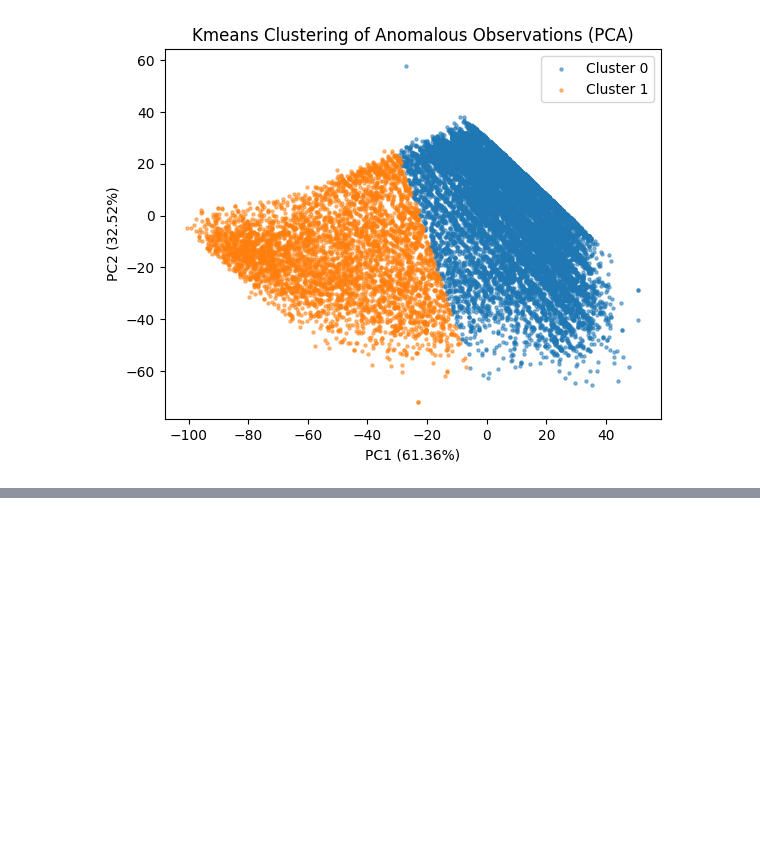
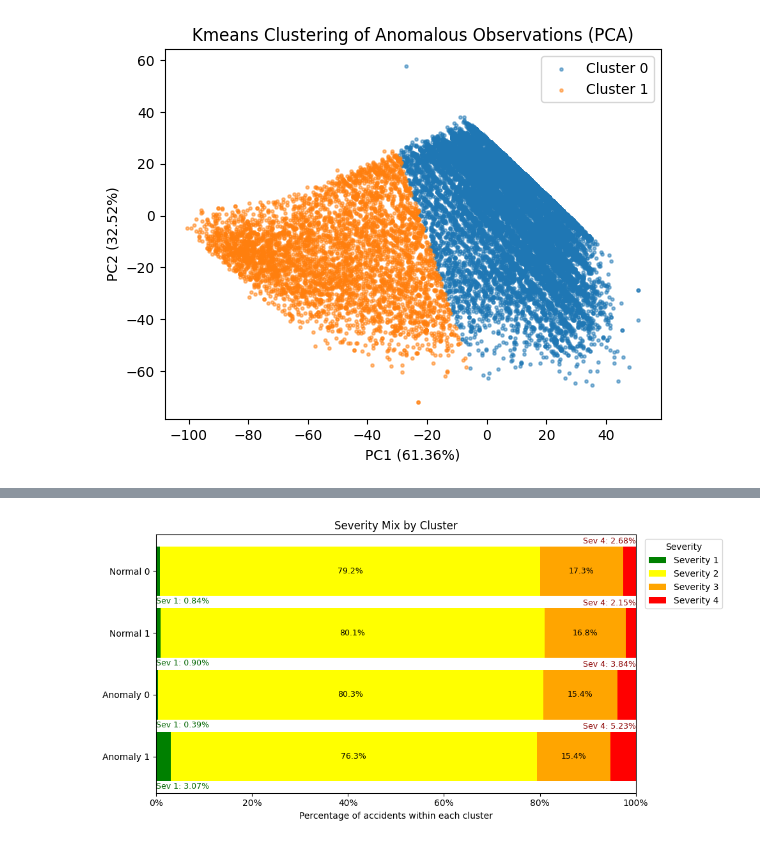
Before and after one commit to XmanJL/rolypoly-in-need4data, a Jupyter notebook: experiments/anomaly-clustering.ipynb, the cells around one changed output, grey strips where cells are left out. Cells and saved outputs as stored; diff of their text form; code cells hidden in the pictures; blank space fills up the shorter version.

```diff
--- a/experiments/clustering.ipynb
+++ b/experiments/anomaly-clustering.ipynb
@@ -603,6 +625,7 @@ plot_pca(X_val, val_pred, "PCA of Validation Set")
 ### KMeans
 # %%
 # Refit optimal Isolation Forest on the entire dataset and predict anomalies
+best_params = {'n_estimators': 600, 'max_features': 0.4, 'contamination': 0.07}
 optimal_model = IsolationForest(**best_params, random_state=SEED)
 optimal_model.fit(selected_df)
 X_pred = optimal_model.predict(selected_df)
@@ -770,0 +783,90 @@ anamaly_df.head(4)
+# %%
+# Analyze distribution of accident severity across the 4 clusters
+
+# Combine all 4 clusters
+normal_df["Group"] = "Normal " + normal_df["Cluster"].astype(str)
+anamaly_df["Group"] = "Anomaly " + anamaly_df["Cluster"].astype(str)
+
+combined_df = pd.concat([normal_df, anamaly_df])
+
+groups = ["Normal 0", "Normal 1", "Anomaly 0", "Anomaly 1"]
+
+# Count accidents by severity within each cluster
+count_table = pd.crosstab(
+    accidents_df["Severity"],
+    combined_df["Group"]
+).reindex(index=[1, 2, 3, 4], columns=groups, fill_value=0)
+
+# Percentage within each cluster (each column adds up to 100)
+percent_table = count_table.div(
+    count_table.sum(axis=0).replace(0, np.nan),
+    axis=1
+) * 100
+
+# Severity colors
+ZONE_COLORS = {1: "green", 2: "yellow", 3: "orange", 4: "red"}
+
+# Stacked horizontal bars
+fig, ax = plt.subplots(figsize=(10, 5))
+left = np.zeros(len(groups))
+
+# Draw one severity at a time
+for severity in [1, 2, 3, 4]:
+    values = percent_table.loc[severity].fillna(0).to_numpy()
+
+    # Draw severity segments for all 4 groups
+    bars = ax.barh(
+        percent_table.columns,
+        values,
+        left=left,
+        color=ZONE_COLORS[severity],
+        label=f"Severity {severity}"
+    )
+
+    # Print percentages on bars
+    for bar, value in zip(bars, values):
+        x = bar.get_x() + bar.get_width() / 2
+        y = bar.get_y() + bar.get_height() / 2
+
+        if severity == 1 and value > 0:
+            ax.text(
+                bar.get_x(),
+                bar.get_y() + bar.get_height() + 0.02,
+                f"Sev 1: {value:.2f}%",
+                ha="left", va="top", fontsize=9,
+                color="darkgreen"
+            )
+
+        elif severity == 4 and value > 0:
+            ax.text(
+                bar.get_x() + bar.get_width(),
+                bar.get_y() - 0.02,
+                f"Sev 4: {value:.2f}%",
+                ha="right", va="bottom", fontsize=9,
+                color="darkred"
+            )
+
+        elif value > 3:
+            ax.text(
+                x, y, f"{value:.1f}%",
+                ha="center", va="center", fontsize=9
+            )
+
+    left += values
+
+ax.invert_yaxis()
+ax.set_xlim(0, 100)
+ax.set_xticks(np.arange(0, 101, 20))
+ax.set_xticklabels([f"{x}%" for x in range(0, 101, 20)])
+ax.set_xlabel("Percentage of accidents within each cluster")
+ax.set_title("Severity Mix by Cluster")
+ax.legend(
+    title="Severity",
+    loc="upper left",
+    bbox_to_anchor=(1.01, 1)
+)
+
+plt.tight_layout()
+plt.show()
+# %% [output]
+[figure, added]
```
Also changed, not shown: parts of 8 cells of this notebook.
